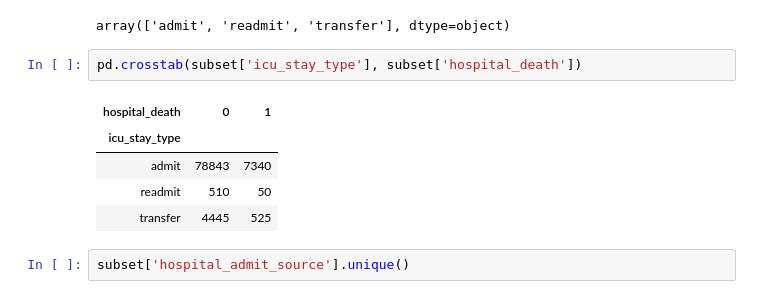
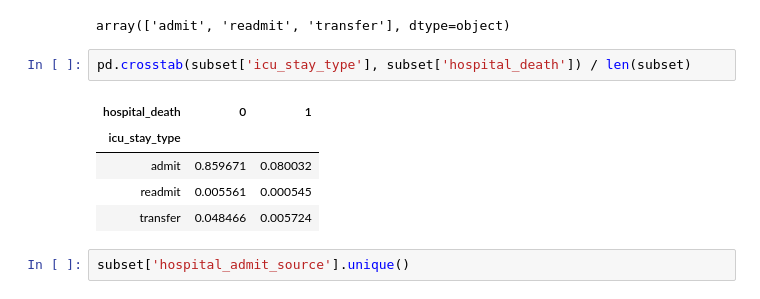
Before and after one commit to vivianah/wids-predict-patient-survival, a Jupyter notebook: EDA_Analysis.ipynb, the cells around one changed output. Cells and saved outputs as stored; diff of their text form.

```diff
--- a/EDA_Analysis.ipynb
+++ b/EDA_Analysis.ipynb
@@ -207,13 +207,13 @@ subset['icu_stay_type'].unique()
 # %% [output]
 array(['admit', 'readmit', 'transfer'], dtype=object)
 # %%
-pd.crosstab(subset['icu_stay_type'], subset['hospital_death'])
+pd.crosstab(subset['icu_stay_type'], subset['hospital_death']) / len(subset)
 # %% [output]
 | hospital_death | 0 | 1 |
 | icu_stay_type |  |  |
-| admit | 78843 | 7340 |
-| readmit | 510 | 50 |
-| transfer | 4445 | 525 |
+| admit | 0.859671 | 0.080032 |
+| readmit | 0.005561 | 0.000545 |
+| transfer | 0.048466 | 0.005724 |
 # %%
 subset['hospital_admit_source'].unique()
 # %% [output]
```
Also changed, not shown: parts of 7 cells of this notebook.
